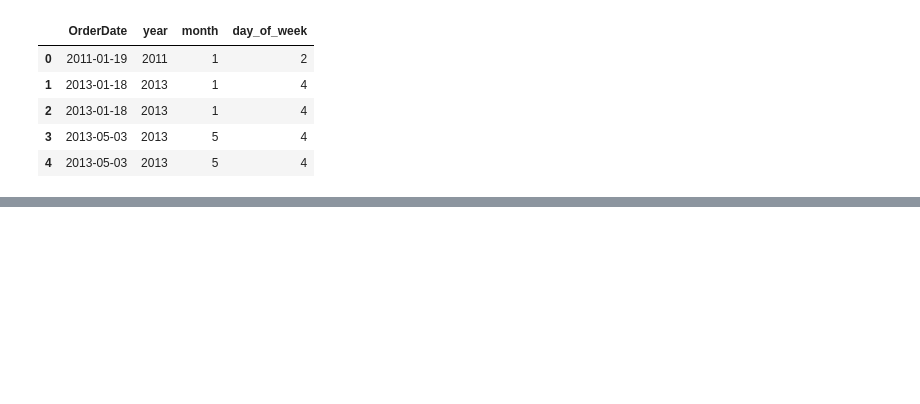
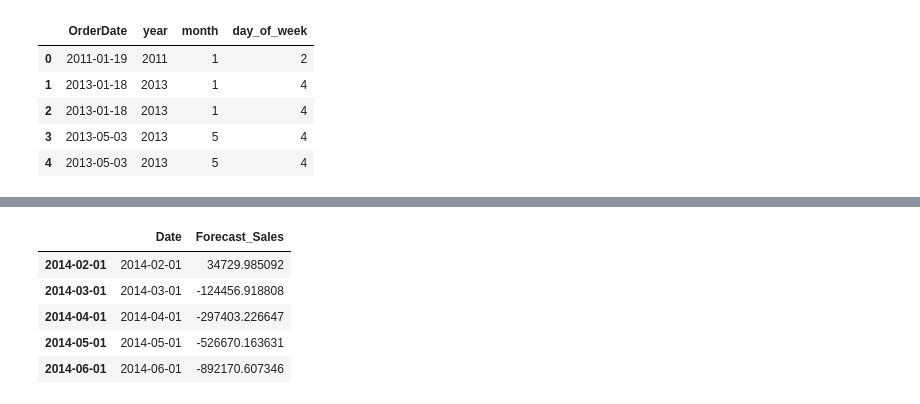
Before and after one commit to Tuanyatuanya/MSSP607, a Jupyter notebook: Participation_Week_08_Activity.ipynb, the cells around one changed output, grey strips where cells are left out. Cells and saved outputs as stored; diff of their text form; code cells hidden in the pictures; blank space fills up the shorter version.

```diff
--- a/Participation_Week_08_Activity.ipynb
+++ b/Participation_Week_08_Activity.ipynb
@@ -114 +106,10 @@ display(forecast[['ds', 'yhat', 'yhat_lower', 'yhat_upper']].tail())
+# %%
+display(forecast_df.head())
+# %% [output]
+|  | Date | Forecast_Sales |
+| 2014-02-01 | 2014-02-01 | 34729.985092 |
+| 2014-03-01 | 2014-03-01 | -124456.918808 |
+| 2014-04-01 | 2014-04-01 | -297403.226647 |
+| 2014-05-01 | 2014-05-01 | -526670.163631 |
+| 2014-06-01 | 2014-06-01 | -892170.607346 |
 # %%
```
Also changed, not shown: parts of 13 cells of this notebook.
